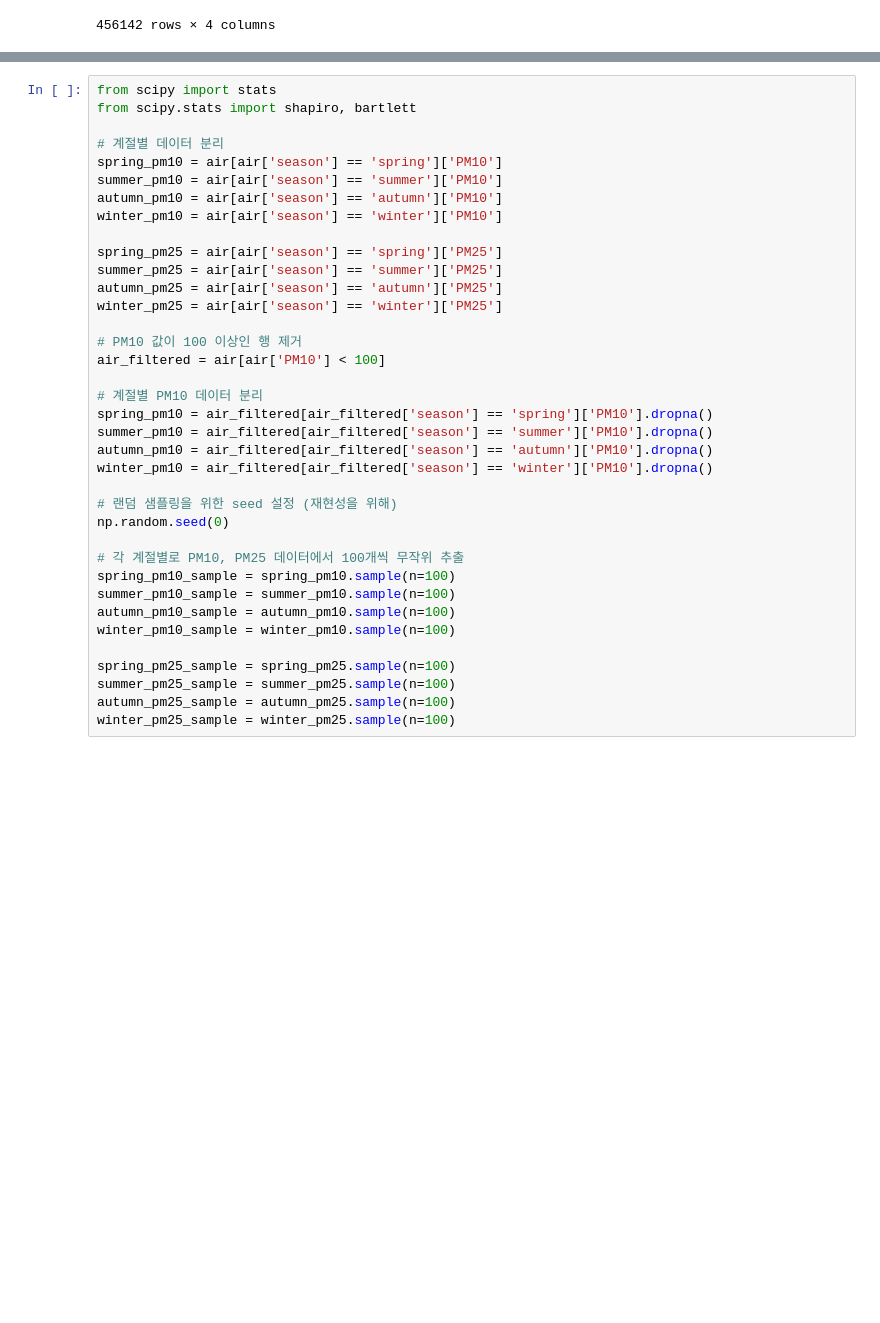
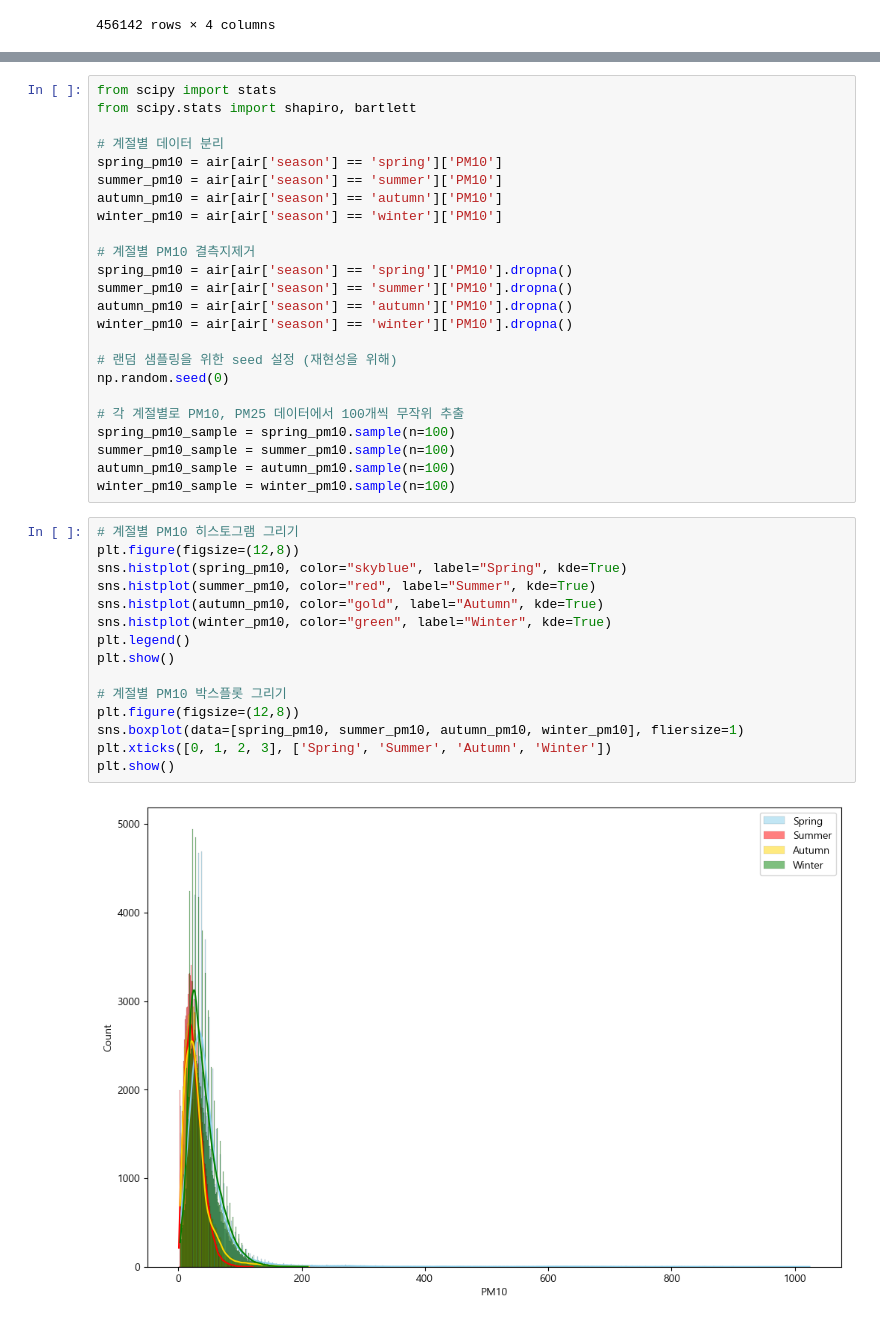
Before and after one commit to HuniHuns/SDA-TeamProject, a Jupyter notebook: TeamP.ipynb, the cells around one changed output, grey strips where cells are left out. Drawn from its saved outputs; the diff is of its cells as text; blank space fills up the shorter version.

```diff
--- a/TeamP.ipynb
+++ b/TeamP.ipynb
@@ -69,19 +84,11 @@ summer_pm10 = air[air['season'] == 'summer']['PM10']
 autumn_pm10 = air[air['season'] == 'autumn']['PM10']
 winter_pm10 = air[air['season'] == 'winter']['PM10']
 
-spring_pm25 = air[air['season'] == 'spring']['PM25']
-summer_pm25 = air[air['season'] == 'summer']['PM25']
-autumn_pm25 = air[air['season'] == 'autumn']['PM25']
-winter_pm25 = air[air['season'] == 'winter']['PM25']
-
-# PM10 값이 100 이상인 행 제거
-air_filtered = air[air['PM10'] < 100]
-
-# 계절별 PM10 데이터 분리
-spring_pm10 = air_filtered[air_filtered['season'] == 'spring']['PM10'].dropna()
-summer_pm10 = air_filtered[air_filtered['season'] == 'summer']['PM10'].dropna()
-autumn_pm10 = air_filtered[air_filtered['season'] == 'autumn']['PM10'].dropna()
-winter_pm10 = air_filtered[air_filtered['season'] == 'winter']['PM10'].dropna()
+# 계절별 PM10 결측지제거
+spring_pm10 = air[air['season'] == 'spring']['PM10'].dropna()
+summer_pm10 = air[air['season'] == 'summer']['PM10'].dropna()
+autumn_pm10 = air[air['season'] == 'autumn']['PM10'].dropna()
+winter_pm10 = air[air['season'] == 'winter']['PM10'].dropna()
 
 # 랜덤 샘플링을 위한 seed 설정 (재현성을 위해)
 np.random.seed(0)
@@ -91,8 +98,20 @@ spring_pm10_sample = spring_pm10.sample(n=100)
 summer_pm10_sample = summer_pm10.sample(n=100)
 autumn_pm10_sample = autumn_pm10.sample(n=100)
 winter_pm10_sample = winter_pm10.sample(n=100)
-
-spring_pm25_sample = spring_pm25.sample(n=100)
-summer_pm25_sample = summer_pm25.sample(n=100)
-autumn_pm25_sample = autumn_pm25.sample(n=100)
-winter_pm25_sample = winter_pm25.sample(n=100)
+# %%
+# 계절별 PM10 히스토그램 그리기
+plt.figure(figsize=(12,8))
+sns.histplot(spring_pm10, color="skyblue", label="Spring", kde=True)
+sns.histplot(summer_pm10, color="red", label="Summer", kde=True)
+sns.histplot(autumn_pm10, color="gold", label="Autumn", kde=True)
+sns.histplot(winter_pm10, color="green", label="Winter", kde=True)
+plt.legend()
+plt.show()
+
+# 계절별 PM10 박스플롯 그리기
+plt.figure(figsize=(12,8))
+sns.boxplot(data=[spring_pm10, summer_pm10, autumn_pm10, winter_pm10], fliersize=1)
+plt.xticks([0, 1, 2, 3], ['Spring', 'Summer', 'Autumn', 'Winter'])
+plt.show()
+# %% [output]
+[figure, added]
```
Also changed, not shown: parts of 11 cells of this notebook.
